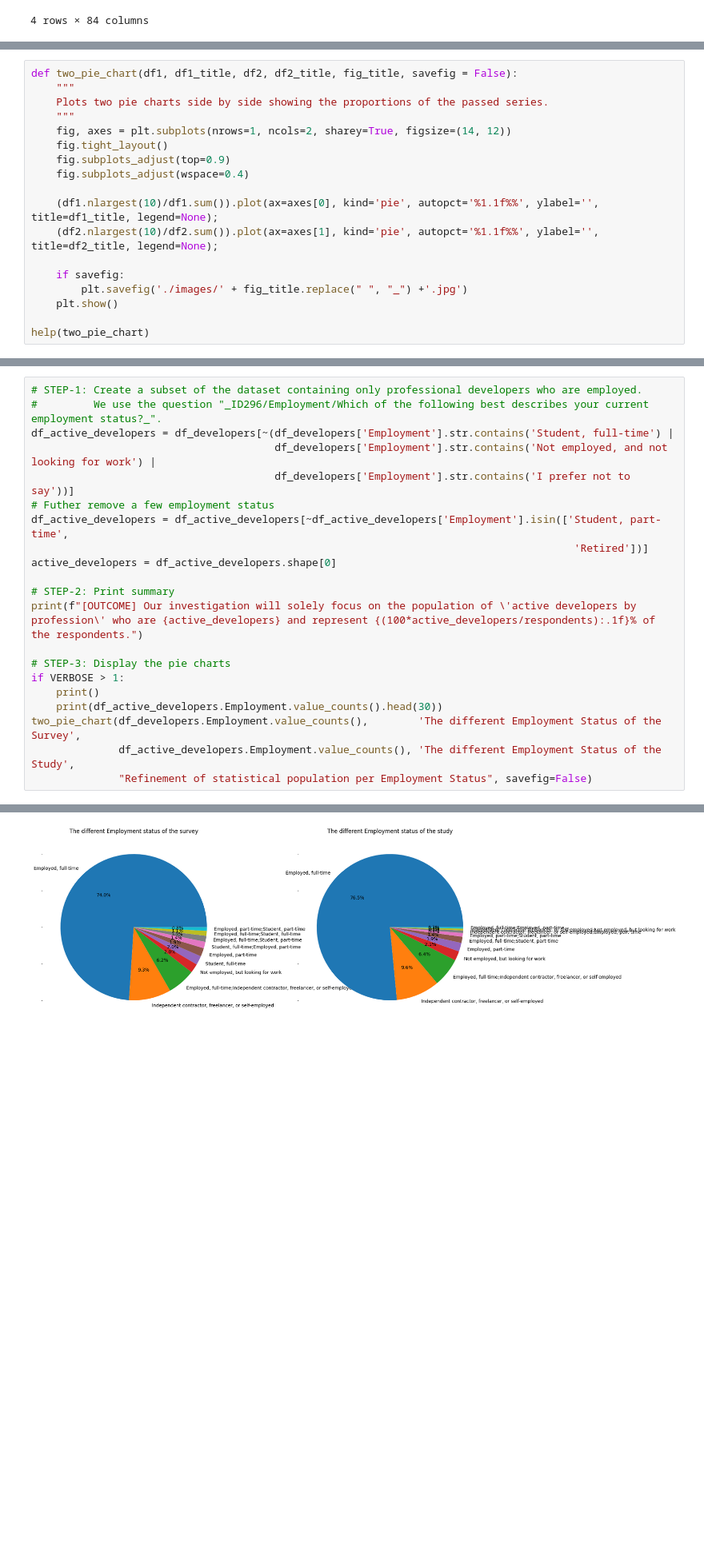
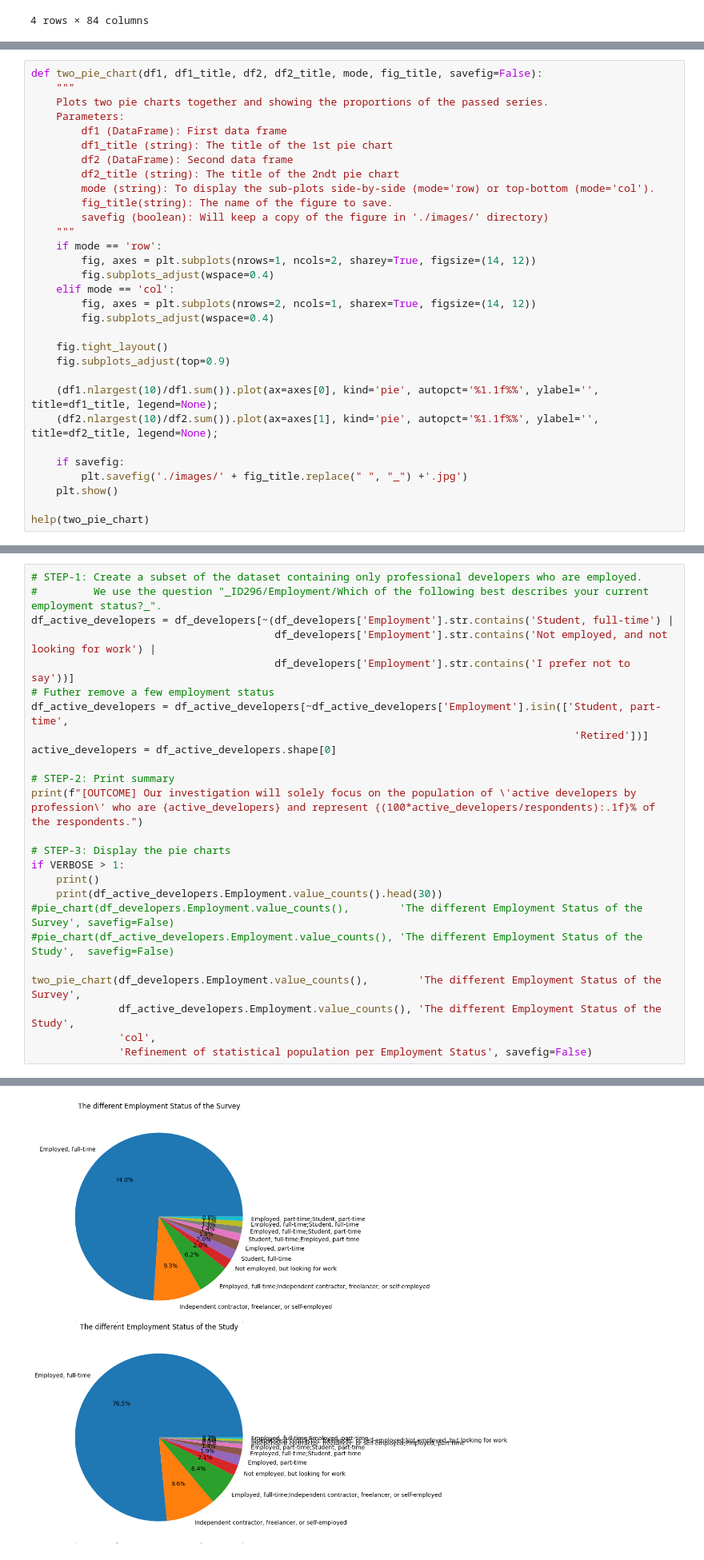
Before and after one commit to fab7/LAB-Data-Science-Blog-Post, a Jupyter notebook: notebook/who_are_the_rust_users.ipynb, the cells around one changed output, grey strips where cells are left out. Shown at 80% size. Drawn from its saved outputs; the diff is of its cells as text; blank space fills up the shorter version.

```diff
--- a/notebook/who_are_the_rust_users.ipynb
+++ b/notebook/who_are_the_rust_users.ipynb
@@ -91,14 +91,27 @@ Help on function pie_chart in module __main__:
 pie_chart(df, title, savefig=False)
     Plots a bar chart showing the proportions of the passed series.
 # %%
-def two_pie_chart(df1, df1_title, df2, df2_title, fig_title, savefig = False):
+def two_pie_chart(df1, df1_title, df2, df2_title, mode, fig_title, savefig=False):
     """
-    Plots two pie charts side by side showing the proportions of the passed series.
+    Plots two pie charts together and showing the proportions of the passed series.
+    Parameters:
+        df1 (DataFrame): First data frame
+        df1_title (string): The title of the 1st pie chart
+        df2 (DataFrame): Second data frame
+        df2_title (string): The title of the 2ndt pie chart
+        mode (string): To display the sub-plots side-by-side (mode='row) or top-bottom (mode='col').
+        fig_title(string): The name of the figure to save.
+        savefig (boolean): Will keep a copy of the figure in './images/' directory)
     """
-    fig, axes = plt.subplots(nrows=1, ncols=2, sharey=True, figsize=(14, 12))
+    if mode == 'row':
+        fig, axes = plt.subplots(nrows=1, ncols=2, sharey=True, figsize=(14, 12))
+        fig.subplots_adjust(wspace=0.4)
+    elif mode == 'col':
+        fig, axes = plt.subplots(nrows=2, ncols=1, sharex=True, figsize=(14, 12))
+        fig.subplots_adjust(wspace=0.4)
+
     fig.tight_layout()
     fig.subplots_adjust(top=0.9)
-    fig.subplots_adjust(wspace=0.4)
 
     (df1.nlargest(10)/df1.sum()).plot(ax=axes[0], kind='pie', autopct='%1.1f%%', ylabel='', title=df1_title, legend=None);
     (df2.nlargest(10)/df2.sum()).plot(ax=axes[1], kind='pie', autopct='%1.1f%%', ylabel='', title=df2_title, legend=None);
@@ -143,27 +164,31 @@ This study will skip the full-time students and will solely focus on the **emplo
 # %%
 # STEP-1: Create a subset of the dataset containing only professional developers who are employed.
 #         We use the question "_ID296/Employment/Which of the following best describes your current employment status?_".
 df_active_developers = df_developers[~(df_developers['Employment'].str.contains('Student, full-time') |
                                        df_developers['Employment'].str.contains('Not employed, and not looking for work') |
                                        df_developers['Employment'].str.contains('I prefer not to say'))]
 # Futher remove a few employment status
 df_active_developers = df_active_developers[~df_active_developers['Employment'].isin(['Student, part-time',
                                                                                        'Retired'])]
 active_developers = df_active_developers.shape[0]
 
 # STEP-2: Print summary
 print(f"[OUTCOME] Our investigation will solely focus on the population of \'active developers by profession\' who are {active_developers} and represent {(100*active_developers/respondents):.1f}% of the respondents.")
 
 # STEP-3: Display the pie charts
 if VERBOSE > 1:
     print()
     print(df_active_developers.Employment.value_counts().head(30))
+#pie_chart(df_developers.Employment.value_counts(),        'The different Employment Status of the Survey', savefig=False)
+#pie_chart(df_active_developers.Employment.value_counts(), 'The different Employment Status of the Study',  savefig=False)
+
 two_pie_chart(df_developers.Employment.value_counts(),        'The different Employment Status of the Survey',
               df_active_developers.Employment.value_counts(), 'The different Employment Status of the Study',
-              "Refinement of statistical population per Employment Status", savefig=False)
+              'col',
+              'Refinement of statistical population per Employment Status', savefig=False)
 # %% [output]
 [OUTCOME] Our investigation will solely focus on the population of 'active developers by profession' who are 62746 and represent 70.4% of the respondents.
-[figure, old version]
+[figure, new version]
 # %% [markdown]
 ### QID296 - Employment - Which of the following best describes your current **Employment Status**?
 # %%
```
Also changed, not shown: parts of 2 cells of this notebook.
